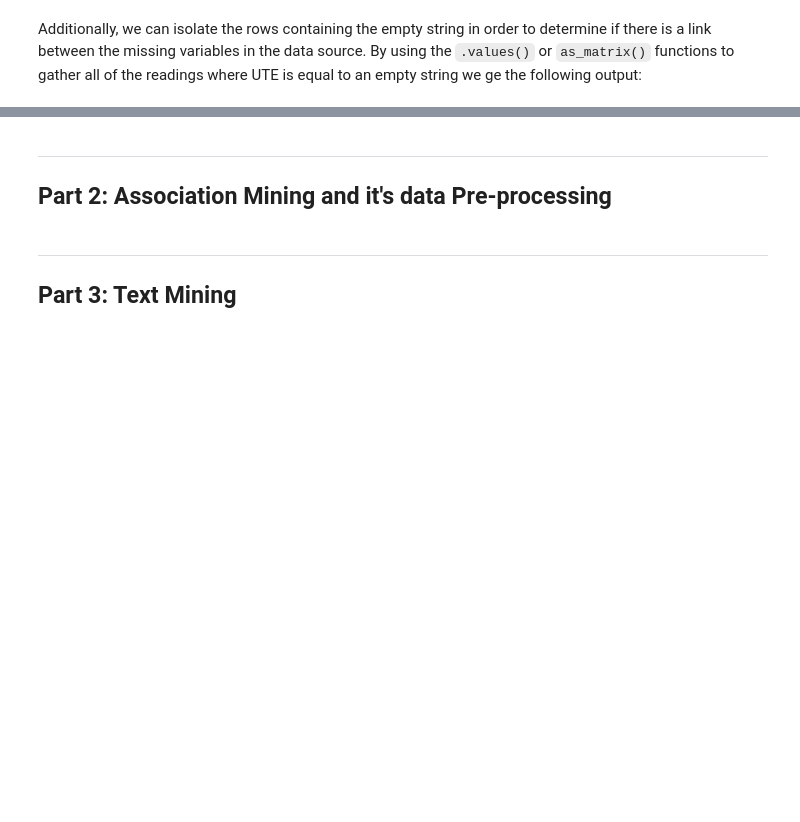
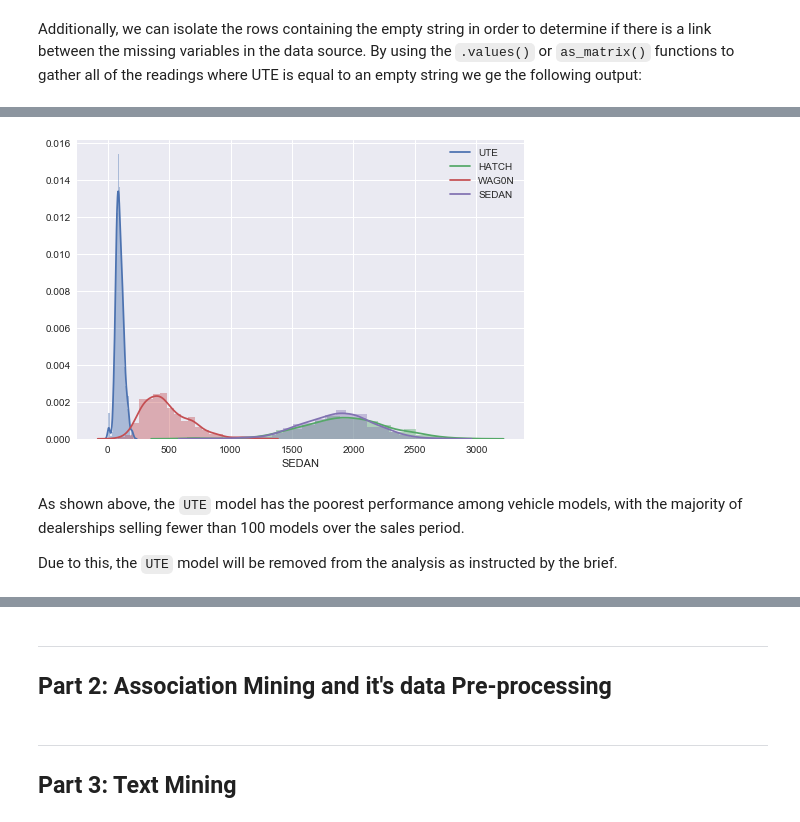
Before and after one commit to Minimaximize/QUT-IFN645-CaseStudy2, a Jupyter notebook: casestudy2.ipynb, the cells around one changed output, grey strips where cells are left out. Cells and saved outputs as stored; diff of their text form; code cells hidden in the pictures; blank space fills up the shorter version.

```diff
--- a/casestudy2.ipynb
+++ b/casestudy2.ipynb
@@ -179,0 +246,3 @@ For our analysis of the
+# %%
+df2 = df[['UTE','HATCH','WAG0N','SEDAN']].dropna()
+df2.info()
@@ -179,0 +264,13 @@ For our analysis of the
+# %%
+# Distribution of all Models
+comb_dist = sns.distplot(df2['UTE'].dropna(),kde_kws={"label":"UTE"})
+comb_dist = sns.distplot(df2['HATCH'].dropna(),kde_kws={"label":"HATCH"})
+comb_dist = sns.distplot(df2['WAG0N'].dropna(),kde_kws={"label":"WAG0N"})
+comb_dist = sns.distplot(df2['SEDAN'].dropna(),kde_kws={"label":"SEDAN"})
+plt.show()
+# %% [output]
+[figure, added]
+# %% [markdown]
+As shown above, the `UTE` model has the poorest performance among vehicle models, with the majority of dealerships selling fewer than 100 models over the sales period.
+
+Due to this, the `UTE` model will be removed from the analysis as instructed by the brief.
```
Also changed, not shown: parts of 32 cells of this notebook.
